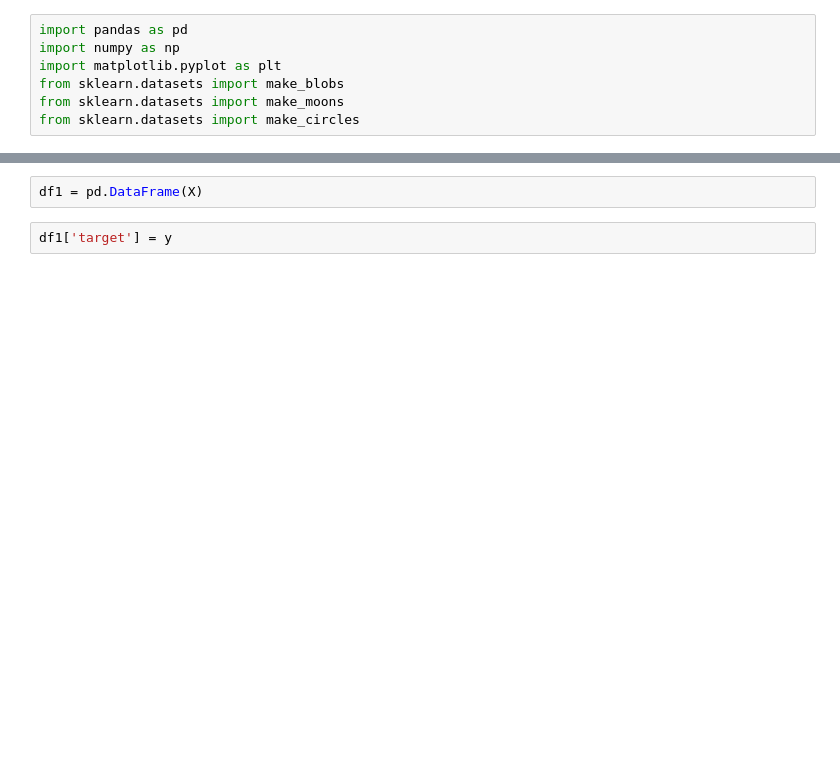
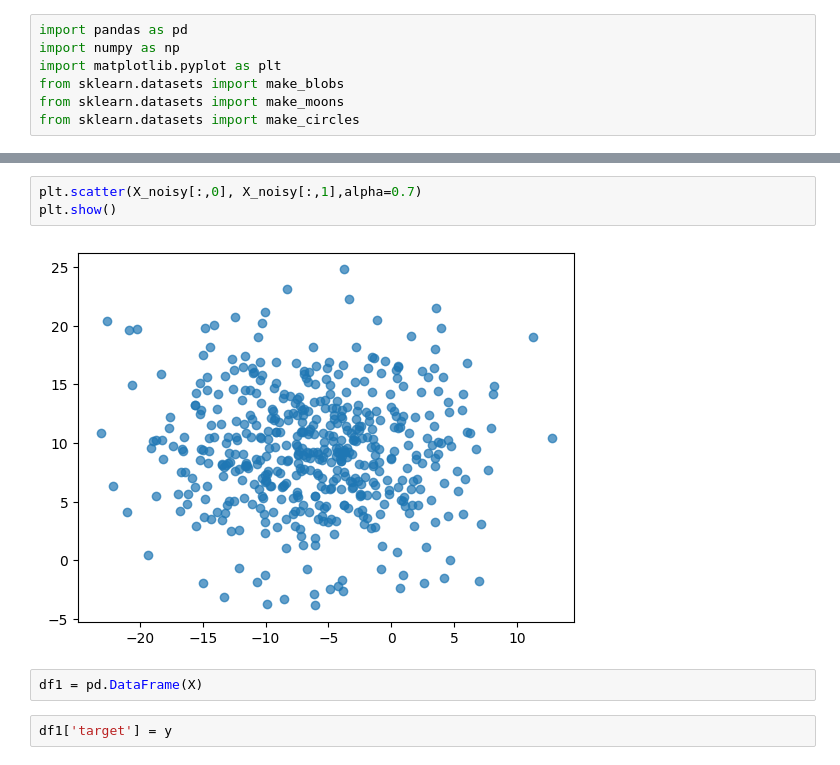
Before and after one commit to depa-tto/Thesis, a Jupyter notebook: attempt_2.ipynb, the cells around one changed output, grey strips where cells are left out. Drawn from its saved outputs; the diff is of its cells as text; blank space fills up the shorter version.

```diff
--- a/attempt_2.ipynb
+++ b/attempt_2.ipynb
@@ -19,3 +18,8 @@ plt.show()
+# %%
+plt.scatter(X_noisy[:,0], X_noisy[:,1],alpha=0.7)
+plt.show()
+# %% [output]
+[figure, added]
 # %%
 df1 = pd.DataFrame(X)
 # %%
```
Also changed, not shown: parts of 9 cells of this notebook.
